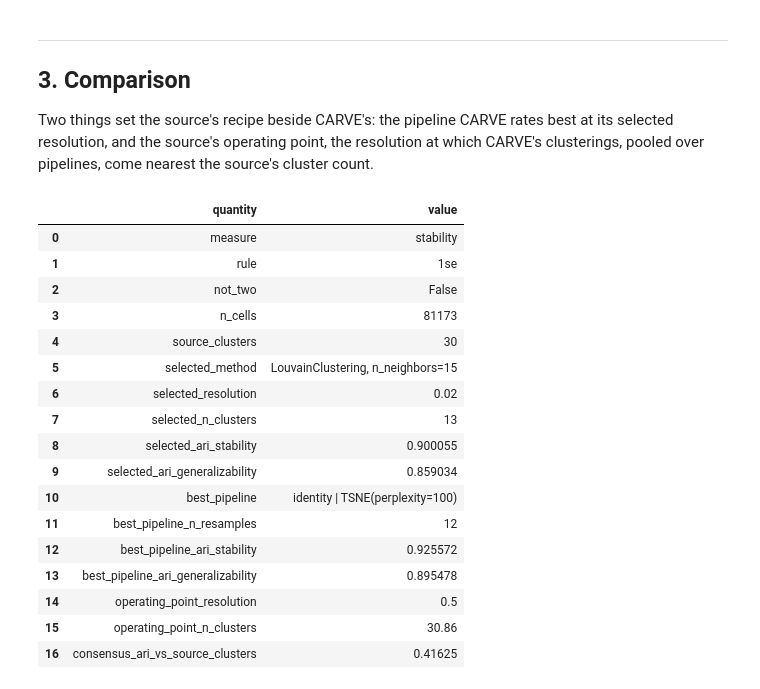
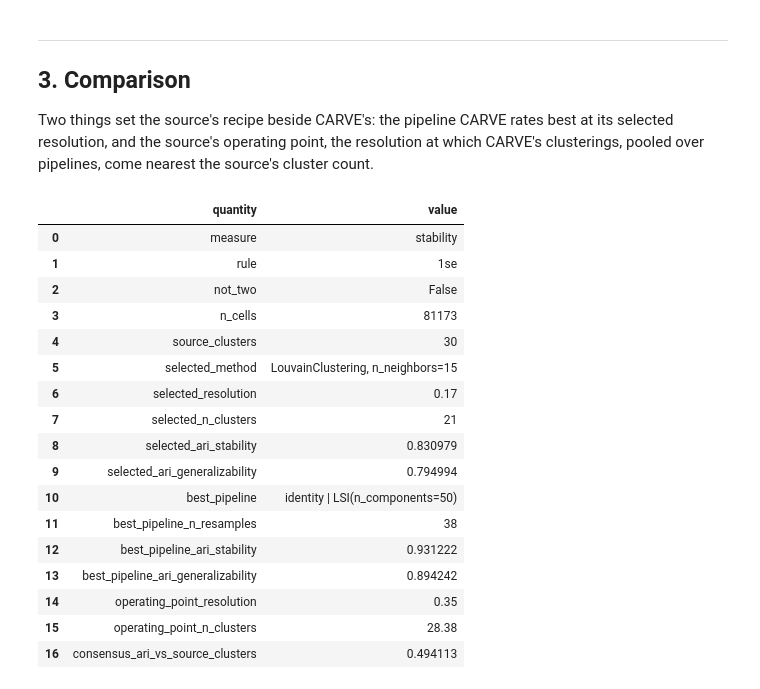
Before and after one commit to DataSlingers/CARVE, a Jupyter notebook: notebooks/case_studies/Cusanovich.ipynb, the cells around one changed output. Drawn from its saved outputs; the diff is of its cells as text; code cells hidden in the pictures.

```diff
--- a/notebooks/case_studies/Cusanovich.ipynb
+++ b/notebooks/case_studies/Cusanovich.ipynb
@@ -164,29 +164,28 @@ Two things set the source's recipe beside CARVE's: the pipeline CARVE rates best
 # %%
 inputs = prepare_cusanovich_inputs(
     X, y.to_numpy(), carve, source_tsne=meta["source_tsne"],
     measure=MEASURE, rule=RULE, not_two=NOT_TWO,
-    random_state=RANDOM_SEED,
 )
 selection_summary(inputs)
 # %% [output]
 |  | quantity | value |
 | 0 | measure | stability |
 | 1 | rule | 1se |
 | 2 | not_two | False |
 | 3 | n_cells | 81173 |
 | 4 | source_clusters | 30 |
 | 5 | selected_method | LouvainClustering, n_neighbors=15 |
-| 6 | selected_resolution | 0.02 |
-| 7 | selected_n_clusters | 13 |
-| 8 | selected_ari_stability | 0.900055 |
-| 9 | selected_ari_generalizability | 0.859034 |
-| 10 | best_pipeline | identity | TSNE(perplexity=100) |
-| 11 | best_pipeline_n_resamples | 12 |
-| 12 | best_pipeline_ari_stability | 0.925572 |
-| 13 | best_pipeline_ari_generalizability | 0.895478 |
-| 14 | operating_point_resolution | 0.5 |
-| 15 | operating_point_n_clusters | 30.86 |
-| 16 | consensus_ari_vs_source_clusters | 0.41625 |
+| 6 | selected_resolution | 0.17 |
+| 7 | selected_n_clusters | 21 |
+| 8 | selected_ari_stability | 0.830979 |
+| 9 | selected_ari_generalizability | 0.794994 |
+| 10 | best_pipeline | identity | LSI(n_components=50) |
+| 11 | best_pipeline_n_resamples | 38 |
+| 12 | best_pipeline_ari_stability | 0.931222 |
+| 13 | best_pipeline_ari_generalizability | 0.894242 |
+| 14 | operating_point_resolution | 0.35 |
+| 15 | operating_point_n_clusters | 28.38 |
+| 16 | consensus_ari_vs_source_clusters | 0.494113 |
 # %%
 table = carve.preprocessing_results_
 table.loc[
```
Also changed, not shown: parts of 5 cells of this notebook, 4 other files.
